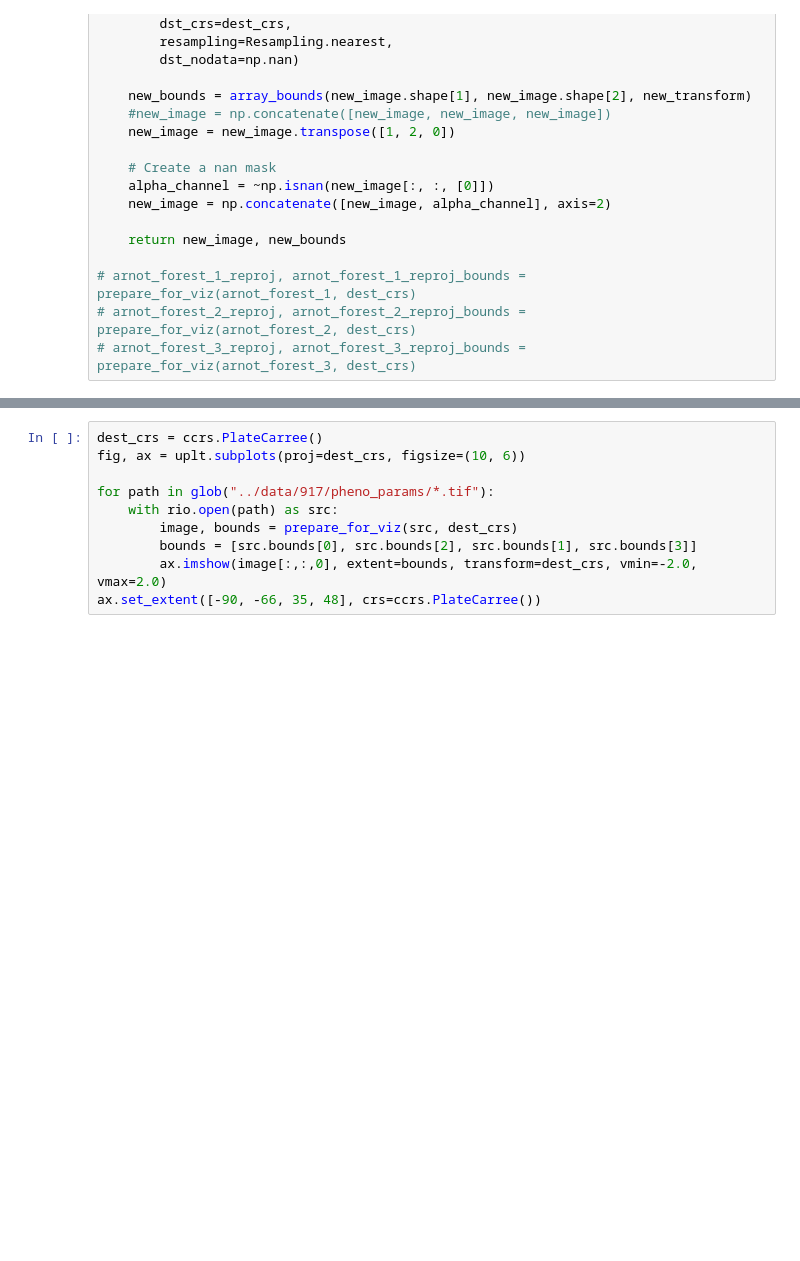
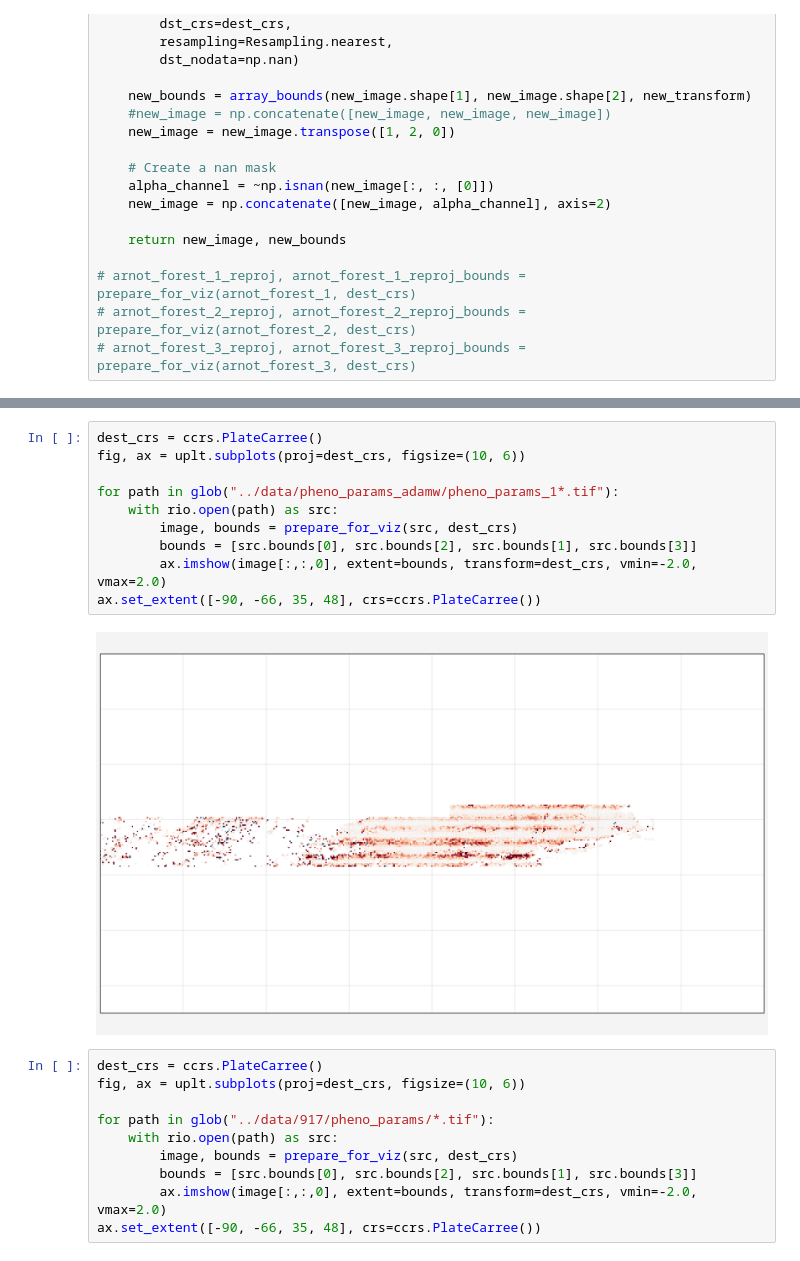
Before and after one commit to camjay99/SpongyMothIPM, a Jupyter notebook: phenology/param_maps.ipynb, the cells around one changed output, grey strips where cells are left out. Saved outputs shown, nothing was run; the diff lists cells and outputs as text; blank space fills up the shorter version.

```diff
--- a/phenology/param_maps.ipynb
+++ b/phenology/param_maps.ipynb
@@ -66,3 +74,15 @@ ax.set_extent([-90, -66, 35, 48], crs=ccrs.PlateCarree())
+# %%
+dest_crs = ccrs.PlateCarree()
+fig, ax = uplt.subplots(proj=dest_crs, figsize=(10, 6))
+
+for path in glob("../data/pheno_params_adamw/pheno_params_1*.tif"):
+    with rio.open(path) as src:
+        image, bounds = prepare_for_viz(src, dest_crs)
+        bounds = [src.bounds[0], src.bounds[2], src.bounds[1], src.bounds[3]]
+        ax.imshow(image[:,:,0], extent=bounds, transform=dest_crs, vmin=-2.0, vmax=2.0)
+ax.set_extent([-90, -66, 35, 48], crs=ccrs.PlateCarree())
+# %% [output]
+[figure, added]
 # %%
 dest_crs = ccrs.PlateCarree()
 fig, ax = uplt.subplots(proj=dest_crs, figsize=(10, 6))
```
Also changed, not shown: parts of 3 cells of this notebook, 2 other files.
